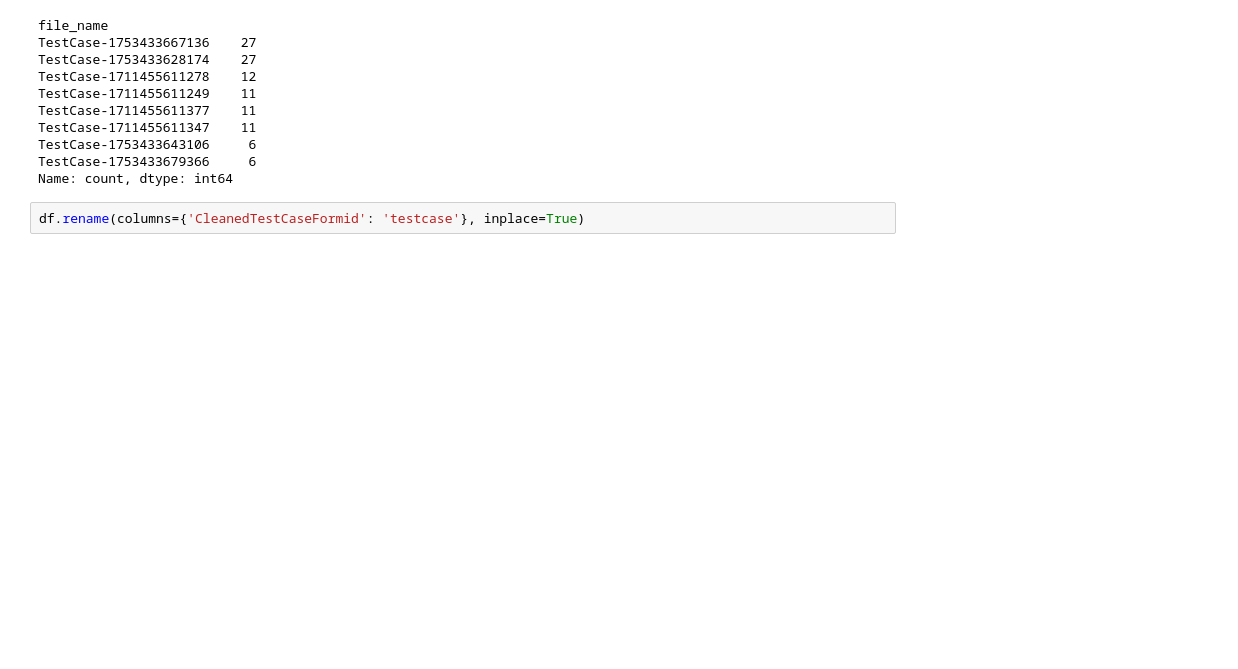
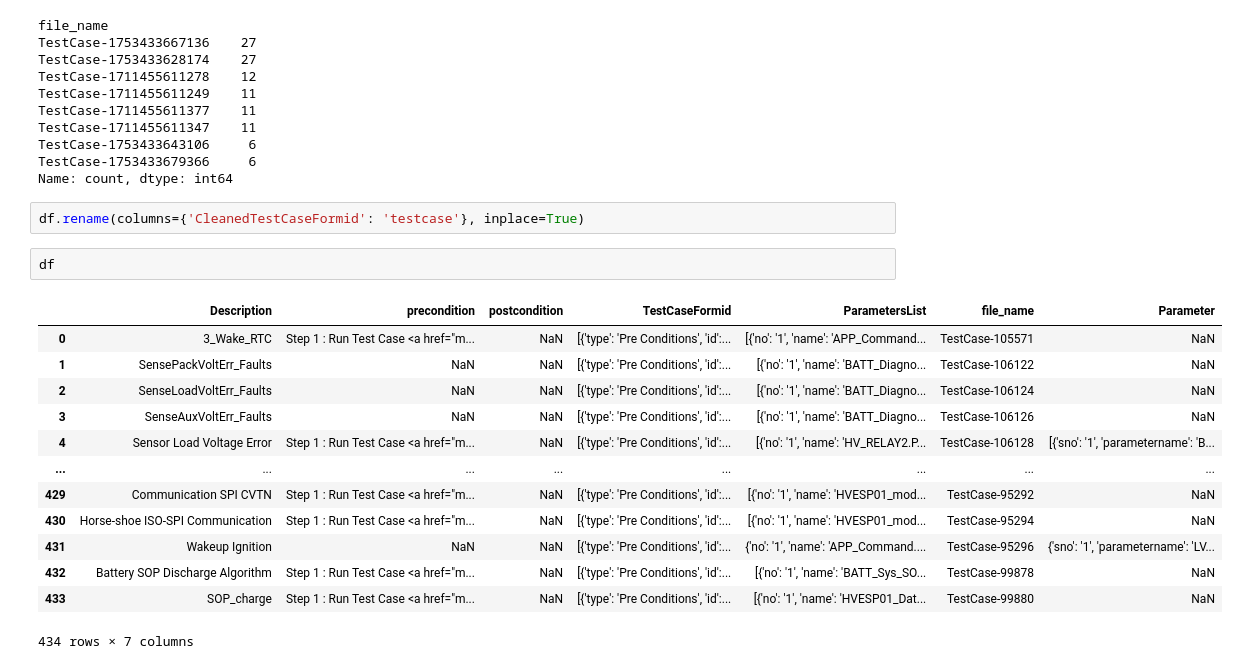
Before and after one commit to Koushik-Ambadi/llm-finetuning, a Jupyter notebook: jupyterNotebooks/final_data_prep.ipynb, the cells around one changed output. Drawn from its saved outputs; the diff is of its cells as text; blank space fills up the shorter version.

```diff
--- a/jupyterNotebooks/final_data_prep.ipynb
+++ b/jupyterNotebooks/final_data_prep.ipynb
@@ -123,3 +116,19 @@ TestCase-1753433679366     6
 Name: count, dtype: int64
 # %%
 df.rename(columns={'CleanedTestCaseFormid': 'testcase'}, inplace=True)
+# %%
+df
+# %% [output]
+|  | Description | precondition | postcondition | TestCaseFormid | ParametersList | file_name | Parameter |
+| 0 | 3_Wake_RTC | Step 1 : Run Test Case <a href="m... | NaN | [{'type': 'Pre Conditions', 'id':... | [{'no': '1', 'name': 'APP_Command... | TestCase-105571 | NaN |
+| 1 | SensePackVoltErr_Faults | NaN | NaN | [{'type': 'Pre Conditions', 'id':... | [{'no': '1', 'name': 'BATT_Diagno... | TestCase-106122 | NaN |
+| 2 | SenseLoadVoltErr_Faults | NaN | NaN | [{'type': 'Pre Conditions', 'id':... | [{'no': '1', 'name': 'BATT_Diagno... | TestCase-106124 | NaN |
+| 3 | SenseAuxVoltErr_Faults | NaN | NaN | [{'type': 'Pre Conditions', 'id':... | [{'no': '1', 'name': 'BATT_Diagno... | TestCase-106126 | NaN |
+| 4 | Sensor Load Voltage Error | Step 1 : Run Test Case <a href="m... | NaN | [{'type': 'Pre Conditions', 'id':... | [{'no': '1', 'name': 'HV_RELAY2.P... | TestCase-106128 | [{'sno': '1', 'parametername': 'B... |
+| ... | ... | ... | ... | ... | ... | ... | ... |
+| 429 | Communication SPI CVTN | Step 1 : Run Test Case <a href="m... | NaN | [{'type': 'Pre Conditions', 'id':... | [{'no': '1', 'name': 'HVESP01_mod... | TestCase-95292 | NaN |
+| 430 | Horse-shoe ISO-SPI Communication | Step 1 : Run Test Case <a href="m... | NaN | [{'type': 'Pre Conditions', 'id':... | [{'no': '1', 'name': 'HVESP01_mod... | TestCase-95294 | NaN |
+| 431 | Wakeup Ignition | NaN | NaN | [{'type': 'Pre Conditions', 'id':... | {'no': '1', 'name': 'APP_Command.... | TestCase-95296 | {'sno': '1', 'parametername': 'LV... |
+| 432 | Battery SOP Discharge Algorithm | Step 1 : Run Test Case <a href="m... | NaN | [{'type': 'Pre Conditions', 'id':... | [{'no': '1', 'name': 'BATT_Sys_SO... | TestCase-99878 | NaN |
+| 433 | SOP_charge | Step 1 : Run Test Case <a href="m... | NaN | [{'type': 'Pre Conditions', 'id':... | [{'no': '1', 'name': 'HVESP01_Dat... | TestCase-99880 | NaN |
+434 rows × 7 columns
```
Also changed, not shown: parts of 5 cells of this notebook, 9 other files.
